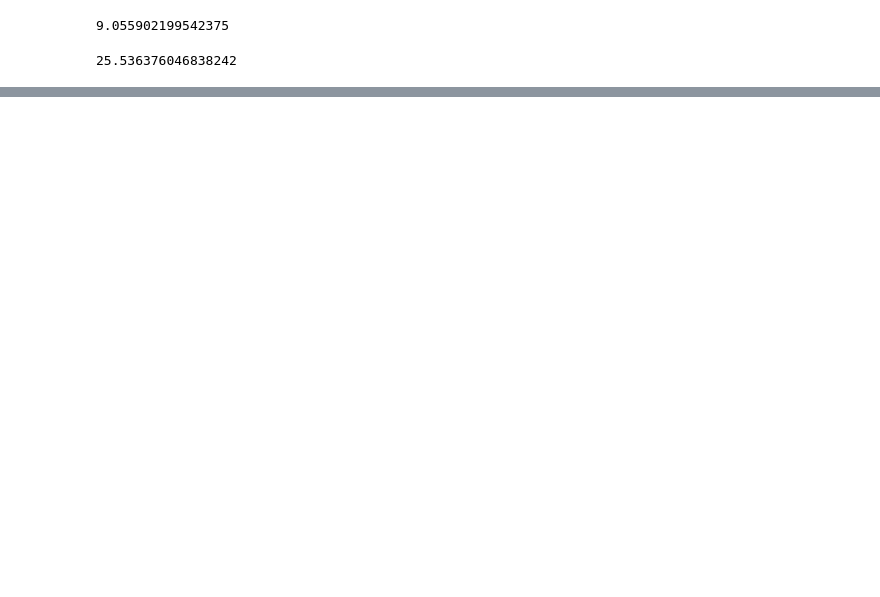
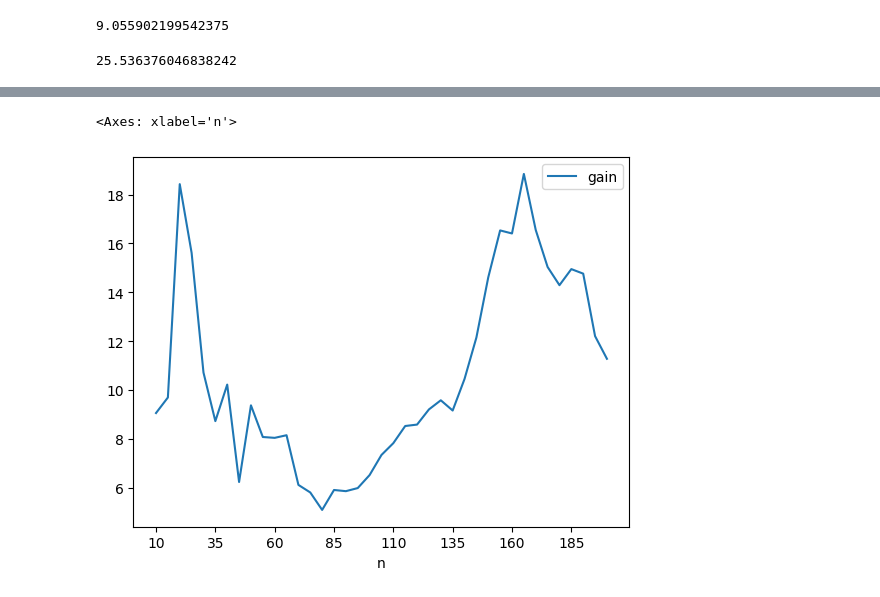
Before and after one commit to baslia/quant_analysis, a Jupyter notebook: optimization/Optimize-Technical-Indicators-in-a-trading-strategy.ipynb, the cells around one changed output, grey strips where cells are left out. Cells and saved outputs as stored; diff of their text form; code cells hidden in the pictures; blank space fills up the shorter version.

```diff
--- a/optimization/Optimize-Technical-Indicators-in-a-trading-strategy.ipynb
+++ b/optimization/Optimize-Technical-Indicators-in-a-trading-strategy.ipynb
@@ -70,6 +75,11 @@ appl_df
 3537 rows × 8 columns
 # %%
+# Get the results in a dataframe
+results = pd.DataFrame(columns=['n','gain'])
+
 for n in np.arange(10,205,5):
-    print('parameter:' + str(n))
-    print(backtest(appl_df,n))
+    results = pd.concat([results, pd.DataFrame.from_dict({'n':[n],'gain':[backtest(appl_df,n)]})], ignore_index=True)
+    if n % 50 == 0:
+        print('parameter:' + str(n))
+        print(backtest(appl_df,n))
 # %% [output]
@@ -92,0 +114,5 @@ parameter:200
+# %%
+results.plot(x='n',y='gain')
+# %% [output]
+<Axes: xlabel='n'>
+[figure, added]
```
Also changed, not shown: parts of 9 cells of this notebook.
